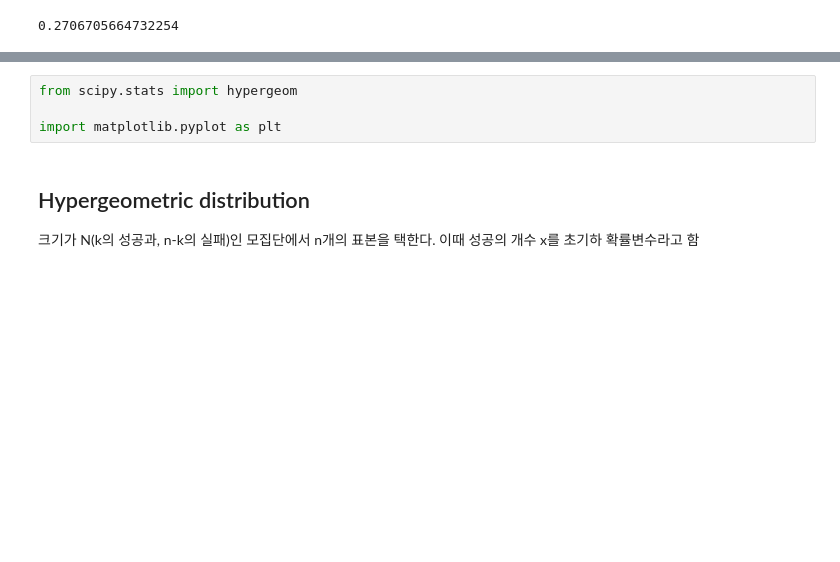
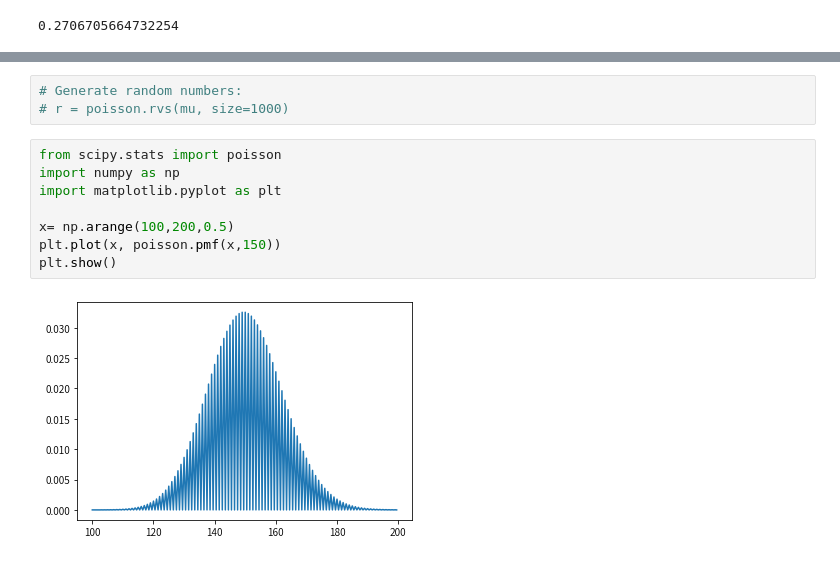
Before and after one commit to KONIPY/DS511, a Jupyter notebook: Data Statistics.ipynb, the cells around one changed output, grey strips where cells are left out. Cells and saved outputs as stored; diff of their text form; blank space fills up the shorter version.

```diff
--- a/Data Statistics.ipynb
+++ b/Data Statistics.ipynb
@@ -7,8 +230,13 @@ import numpy as np
+# %%
+# Generate random numbers:
+# r = poisson.rvs(mu, size=1000)
 # %%
-from scipy.stats import hypergeom
+from scipy.stats import poisson
+import numpy as np
+import matplotlib.pyplot as plt
 
-import matplotlib.pyplot as plt
+x= np.arange(100,200,0.5)
+plt.plot(x, poisson.pmf(x,150))
+plt.show()
+# %% [output]
+[figure, added]
-# %% [markdown]
-## Hypergeometric distribution
-
-크기가 N(k의 성공과, n-k의 실패)인 모집단에서 n개의 표본을 택한다. 이때 성공의 개수 x를 초기하 확률변수라고 함
```
Also changed, not shown: parts of 61 cells of this notebook.
